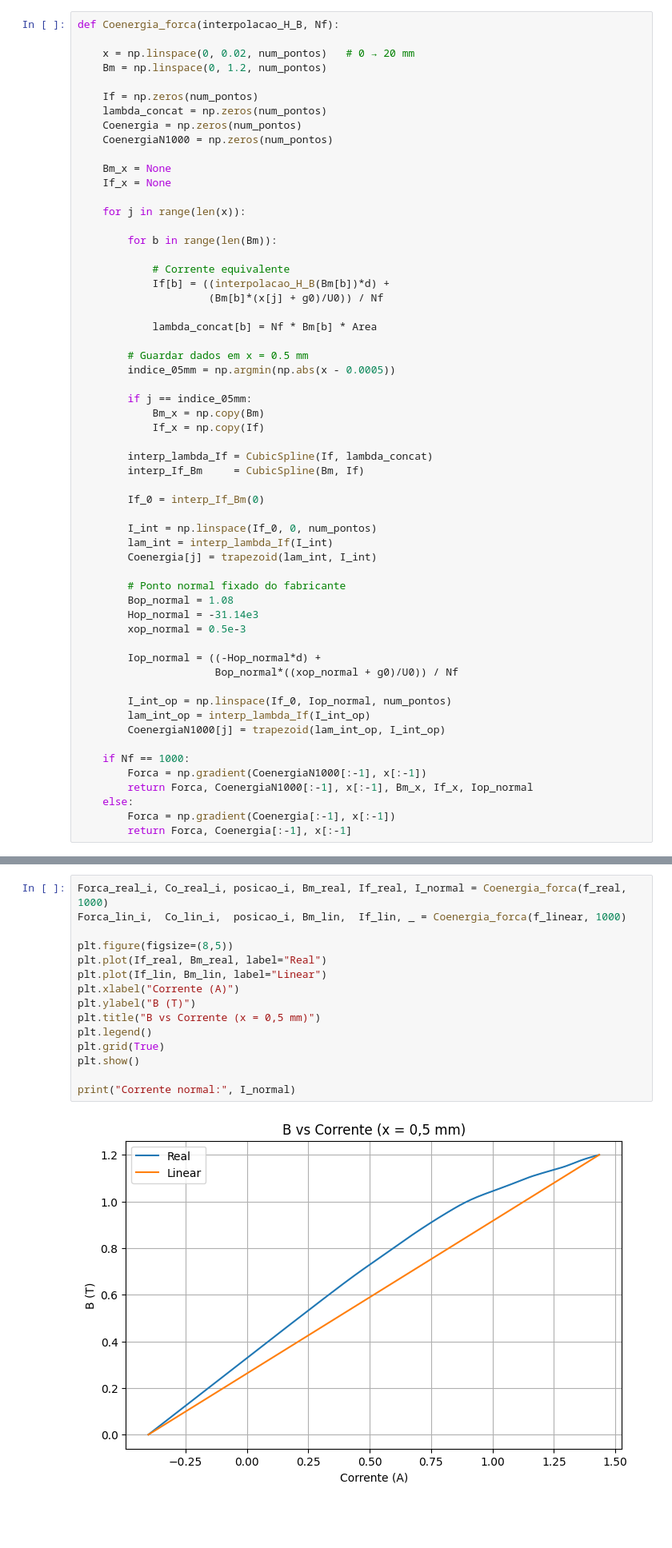
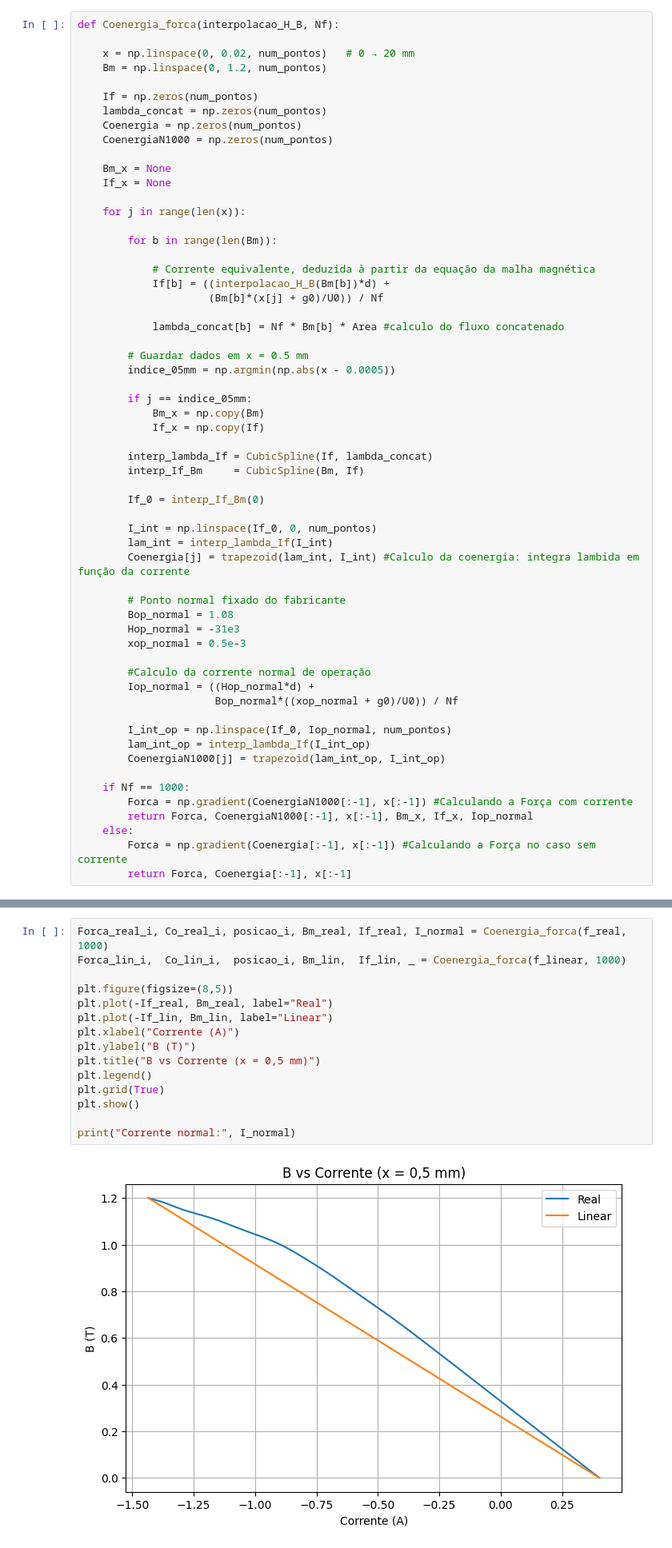
Before and after one commit to gabrielaandrade2/Projeto_Conversao, a Jupyter notebook: exercicio3/exercicio3.ipynb, the cells around one changed output, grey strips where cells are left out. Shown at 80% size. Cells and saved outputs as stored; diff of their text form; blank space fills up the shorter version.

```diff
--- a/exercicio3/exercicio3.ipynb
+++ b/exercicio3/exercicio3.ipynb
@@ -72,11 +72,11 @@ def Coenergia_forca(interpolacao_H_B, Nf):
 
         for b in range(len(Bm)):
 
-            # Corrente equivalente
+            # Corrente equivalente, deduzida à partir da equação da malha magnética
             If[b] = ((interpolacao_H_B(Bm[b])*d) +
                      (Bm[b]*(x[j] + g0)/U0)) / Nf
 
-            lambda_concat[b] = Nf * Bm[b] * Area
+            lambda_concat[b] = Nf * Bm[b] * Area #calculo do fluxo concatenado
 
         # Guardar dados em x = 0.5 mm
         indice_05mm = np.argmin(np.abs(x - 0.0005))
@@ -92,14 +92,15 @@ def Coenergia_forca(interpolacao_H_B, Nf):
 
         I_int = np.linspace(If_0, 0, num_pontos)
         lam_int = interp_lambda_If(I_int)
-        Coenergia[j] = trapezoid(lam_int, I_int)
+        Coenergia[j] = trapezoid(lam_int, I_int) #Calculo da coenergia: integra lambida em função da corrente
 
         # Ponto normal fixado do fabricante
         Bop_normal = 1.08
-        Hop_normal = -31.14e3
+        Hop_normal = -31e3
         xop_normal = 0.5e-3
 
-        Iop_normal = ((-Hop_normal*d) +
+        #Calculo da corrente normal de operação
+        Iop_normal = ((Hop_normal*d) +
                       Bop_normal*((xop_normal + g0)/U0)) / Nf
 
         I_int_op = np.linspace(If_0, Iop_normal, num_pontos)
@@ -107,10 +108,10 @@ def Coenergia_forca(interpolacao_H_B, Nf):
         CoenergiaN1000[j] = trapezoid(lam_int_op, I_int_op)
 
     if Nf == 1000:
-        Forca = np.gradient(CoenergiaN1000[:-1], x[:-1])
+        Forca = np.gradient(CoenergiaN1000[:-1], x[:-1]) #Calculando a Força com corrente
         return Forca, CoenergiaN1000[:-1], x[:-1], Bm_x, If_x, Iop_normal
     else:
-        Forca = np.gradient(Coenergia[:-1], x[:-1])
+        Forca = np.gradient(Coenergia[:-1], x[:-1]) #Calculando a Força no caso sem corrente
         return Forca, Coenergia[:-1], x[:-1]
 # %%
 
@@ -131,17 +132,17 @@ plt.show()
 # %%
 Forca_real_i, Co_real_i, posicao_i, Bm_real, If_real, I_normal = Coenergia_forca(f_real, 1000)
 Forca_lin_i,  Co_lin_i,  posicao_i, Bm_lin,  If_lin, _ = Coenergia_forca(f_linear, 1000)
 
 plt.figure(figsize=(8,5))
-plt.plot(If_real, Bm_real, label="Real")
-plt.plot(If_lin, Bm_lin, label="Linear")
+plt.plot(-If_real, Bm_real, label="Real")
+plt.plot(-If_lin, Bm_lin, label="Linear")
 plt.xlabel("Corrente (A)")
 plt.ylabel("B (T)")
 plt.title("B vs Corrente (x = 0,5 mm)")
 plt.legend()
 plt.grid(True)
 plt.show()
 
 print("Corrente normal:", I_normal)
 # %% [output]
-[figure, old version]
+[figure, new version]
```
Also changed, not shown: parts of 4 cells of this notebook.
